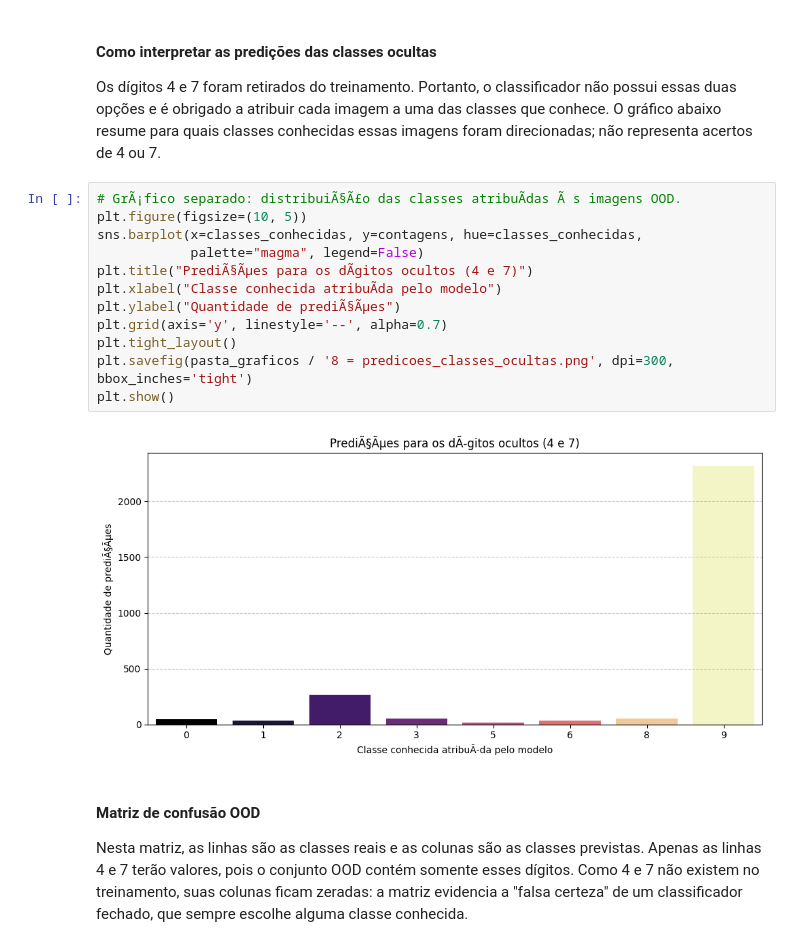
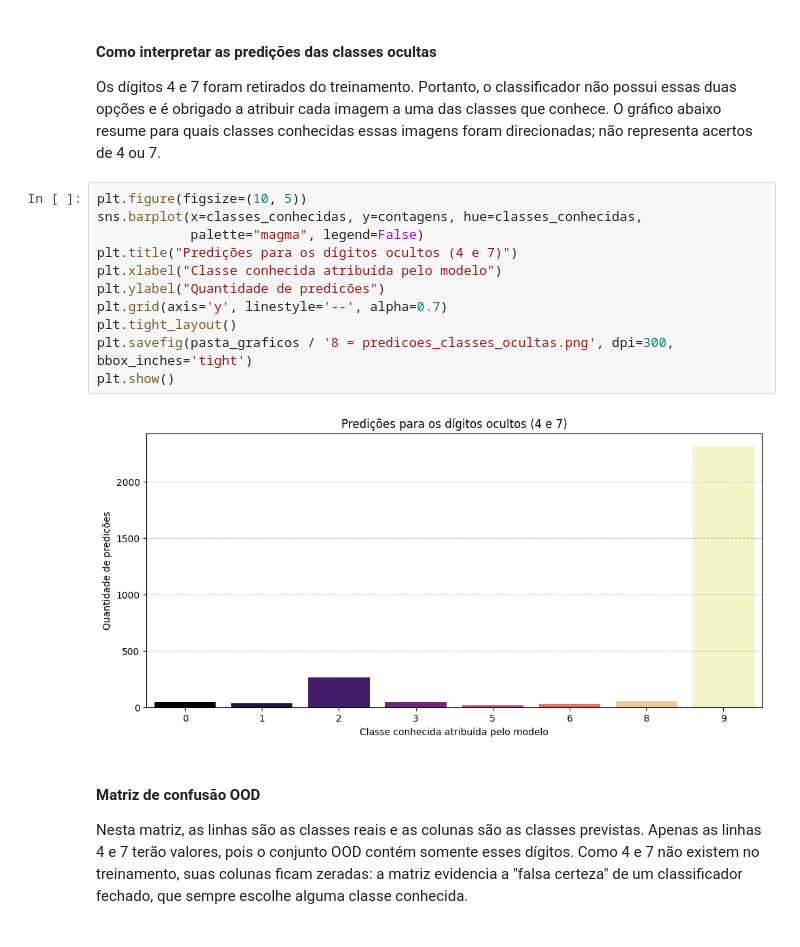
Before and after one commit to Carlos779-cloud/Modulo-02-MniProjeto, a Jupyter notebook: main.ipynb, the cells around one changed output. Saved outputs shown, nothing was run; the diff lists cells and outputs as text.

```diff
--- a/main.ipynb
+++ b/main.ipynb
@@ -712,19 +740,18 @@ Classes previstas pelo modelo: [0 1 2 3 5 6 8 9]
 
 Os dígitos 4 e 7 foram retirados do treinamento. Portanto, o classificador não possui essas duas opções e é obrigado a atribuir cada imagem a uma das classes que conhece. O gráfico abaixo resume para quais classes conhecidas essas imagens foram direcionadas; não representa acertos de 4 ou 7.
 # %%
-# GrÃ¡fico separado: distribuiÃ§Ã£o das classes atribuÃ­das Ã s imagens OOD.
 plt.figure(figsize=(10, 5))
 sns.barplot(x=classes_conhecidas, y=contagens, hue=classes_conhecidas,
             palette="magma", legend=False)
-plt.title("PrediÃ§Ãµes para os dÃ­gitos ocultos (4 e 7)")
-plt.xlabel("Classe conhecida atribuÃ­da pelo modelo")
-plt.ylabel("Quantidade de prediÃ§Ãµes")
+plt.title("Predições para os dígitos ocultos (4 e 7)")
+plt.xlabel("Classe conhecida atribuída pelo modelo")
+plt.ylabel("Quantidade de predicões")
 plt.grid(axis='y', linestyle='--', alpha=0.7)
 plt.tight_layout()
 plt.savefig(pasta_graficos / '8 = predicoes_classes_ocultas.png', dpi=300, bbox_inches='tight')
 plt.show()
 # %% [output]
-[figure, old version]
+[figure, new version]
 # %% [markdown]
 #### Matriz de confusão OOD
 
```
Also changed, not shown: parts of 17 cells of this notebook, 13 other files.
